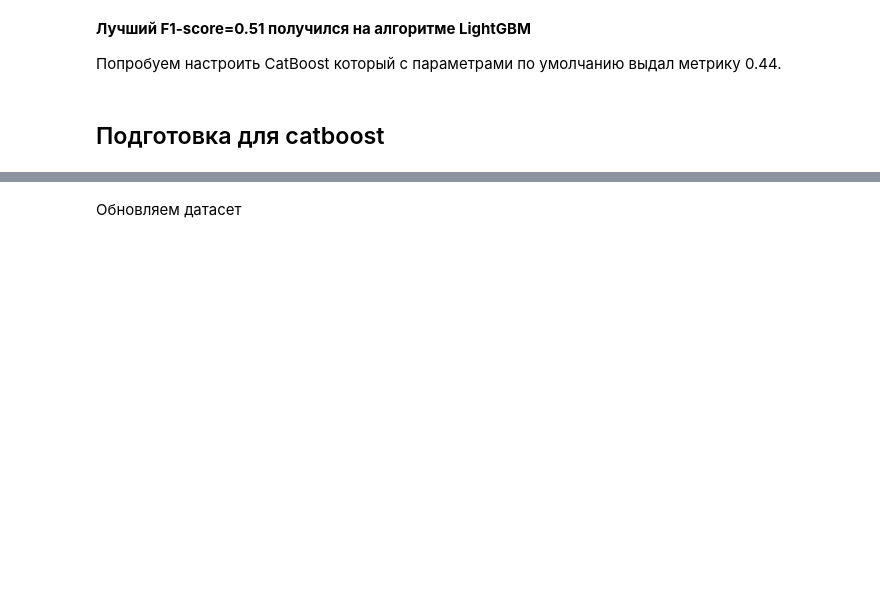
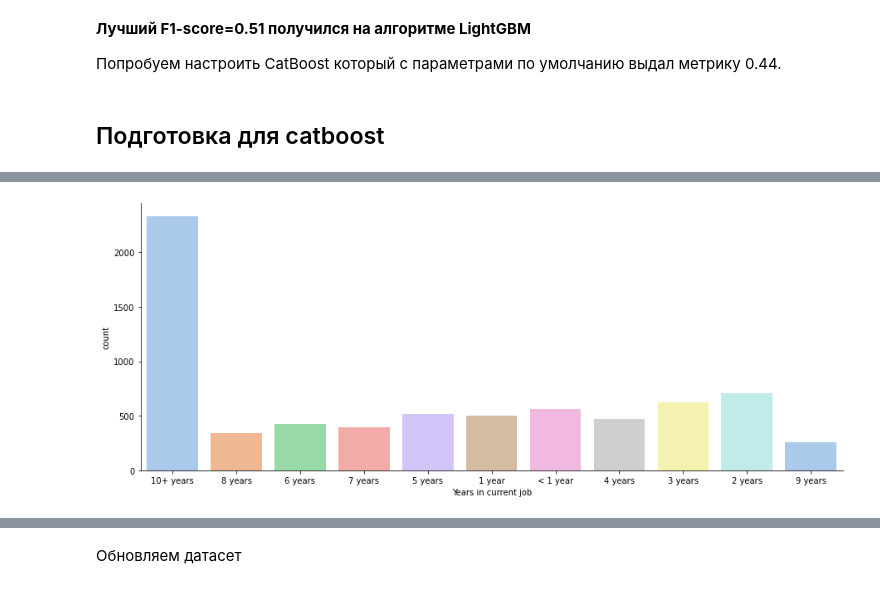
Before and after one commit to AndreiBazhenau/gb, a Jupyter notebook: ds_libs2/course_project.ipynb, the cells around one changed output, grey strips where cells are left out. Drawn from its saved outputs; the diff is of its cells as text; code cells hidden in the pictures; blank space fills up the shorter version.

```diff
--- a/ds_libs2/course_project.ipynb
+++ b/ds_libs2/course_project.ipynb
@@ -1431,0 +1466,4 @@ Wall time: 3.28 s
+# %%
+sns.catplot(x=df_train[CAT_FEATURE_NAMES[1]], kind="count", palette="pastel", data=df_train, aspect=2.5);
+# %% [output]
+[figure, added]
```
Also changed, not shown: parts of 18 cells of this notebook, 2 other files.
